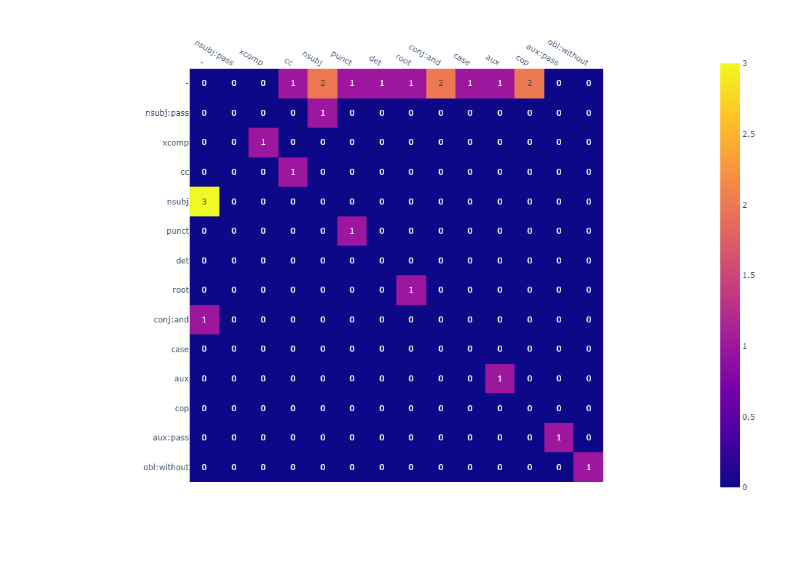
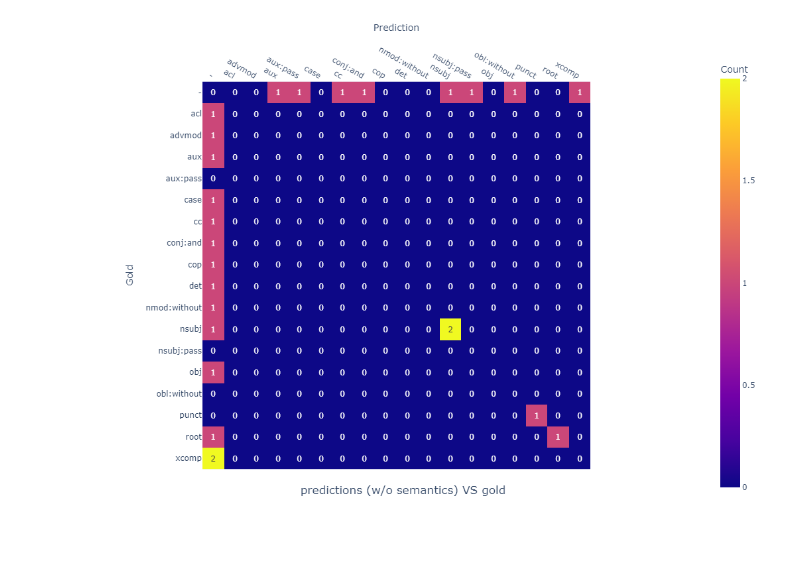
Before and after one commit to CobaldAnnotation/CobaldParser, a Jupyter notebook: evaluate/deps_rels_confusion.ipynb, the cells around one changed output. Drawn from its saved outputs; the diff is of its cells as text; code cells hidden in the pictures.

```diff
--- a/evaluate/deps_rels_confusion.ipynb
+++ b/evaluate/deps_rels_confusion.ipynb
@@ -11,10 +11,7 @@ NO_SEM_PREDICTIONS_CONLLU = "t_no_sem.conllu"
 SEM_PREDICTIONS_CONLLU = "t_with_sem.conllu"
 GOLD_CONLLU = "t_gold.conllu"
 # %%
-scorer = CobaldScorer()
-
-deps_rels_no_sem = []
-deps_rels_sem = []
+NO_REL = '-'
 
 def calc_deps_heads_agreement(test, gold):
     test_heads = set(test.deps.keys())
@@ -27,6 +24,12 @@ def calc_deps_rels_agreement(test, gold):
     gold_deps = set(gold.deps.items())
     return len(test_deps & gold_deps)
 
+
+scorer = CobaldScorer()
+
+deps_rels_no_sem = []
+deps_rels_sem = []
+deps_rels_gold = []
 
 with open(NO_SEM_PREDICTIONS_CONLLU, 'r') as no_sem_preds_file, open(SEM_PREDICTIONS_CONLLU, 'r') as sem_preds_file, open(GOLD_CONLLU, 'r') as gold_file:
     no_sem_sentences = parse_conllu_incr(no_sem_preds_file)
@@ -51,20 +54,36 @@ with open(NO_SEM_PREDICTIONS_CONLLU, 'r') as no_sem_preds_file, open(SEM_PREDICT
             assert no_sem_token.form == sem_token.form == gold_token.form, \
                 f"Error at sent_id={test_sentence.sent_id} : Tokens forms are mismatched."
 
-            for head in (no_sem_token.deps.keys() | sem_token.deps.keys()):
-                deps_rels_no_sem.append(no_sem_token.deps[head] if head in no_sem_token.deps else '-')
-                deps_rels_sem.append(sem_token.deps[head] if head in sem_token.deps else '-')
-
-deps_rels_tagset = ['-'] + list(set(deps_rels_no_sem) | set(deps_rels_sem) - set('-'))
-cm = metrics.confusion_matrix(deps_rels_no_sem, deps_rels_sem, labels=deps_rels_tagset)
-
-fig = px.imshow(cm, text_auto=True, x=deps_rels_tagset, y=deps_rels_tagset)
-fig.update_layout(
-    autosize=False,
-    width=800,
-    height=800,
-)
-fig.update_xaxes(side="top")
-fig.show()
+            for head in (no_sem_token.deps.keys() | sem_token.deps.keys() | gold_token.deps.keys()):
+                deps_rels_no_sem.append(no_sem_token.deps[head] if head in no_sem_token.deps else NO_REL)
+                deps_rels_sem.append(sem_token.deps[head] if head in sem_token.deps else NO_REL)
+                deps_rels_gold.append(gold_token.deps[head] if head in gold_token.deps else NO_REL)
-# %% [output]
-[figure, removed]
+# %%
+def visualize_cm(test_dirty, gold_dirty, title=None, x_title="Prediction", y_title="Gold"):
+    # Skip synchronous NO_REL in order to normalize confusion matrix
+    test_clean, gold_clean = [], []
+    for test_rel, gold_rel in zip_equal(test_dirty, gold_dirty):
+        if test_rel == NO_REL and gold_rel == NO_REL:
+            continue
+        test_clean.append(test_rel)
+        gold_clean.append(gold_rel)
+    deps_rels_tagset = sorted(list(set(test_clean) | set(gold_clean)))
+
+    # Visualize
+    cm = metrics.confusion_matrix(gold_clean, test_clean, labels=deps_rels_tagset)
+    fig = px.imshow(
+        cm, text_auto=True,
+        x=deps_rels_tagset, y=deps_rels_tagset,
+        labels=dict(x=x_title, y=y_title, color="Count"),
+    )
+    fig.update_layout(
+        autosize=False,
+        width=800, height=800,
+        title=title, title_x=0.5, title_y=0.1
+    )
+    fig.update_xaxes(side="top")
+    fig.show()
+# %%
+visualize_cm(deps_rels_no_sem, deps_rels_gold, "predictions (w/o semantics) VS gold")
+# %% [output]
+[figure, added]
```
Also changed, not shown: parts of 2 cells of this notebook.
